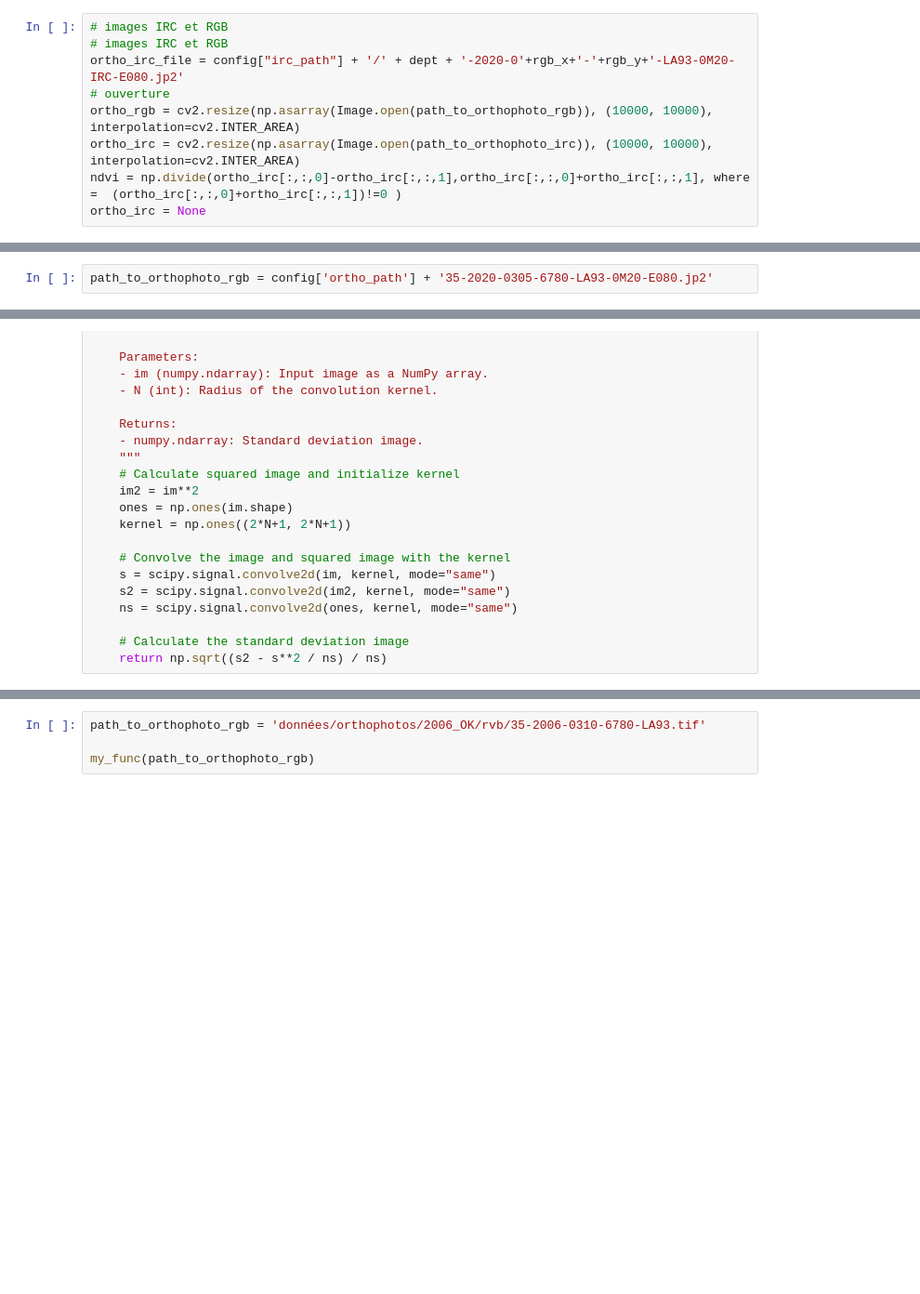
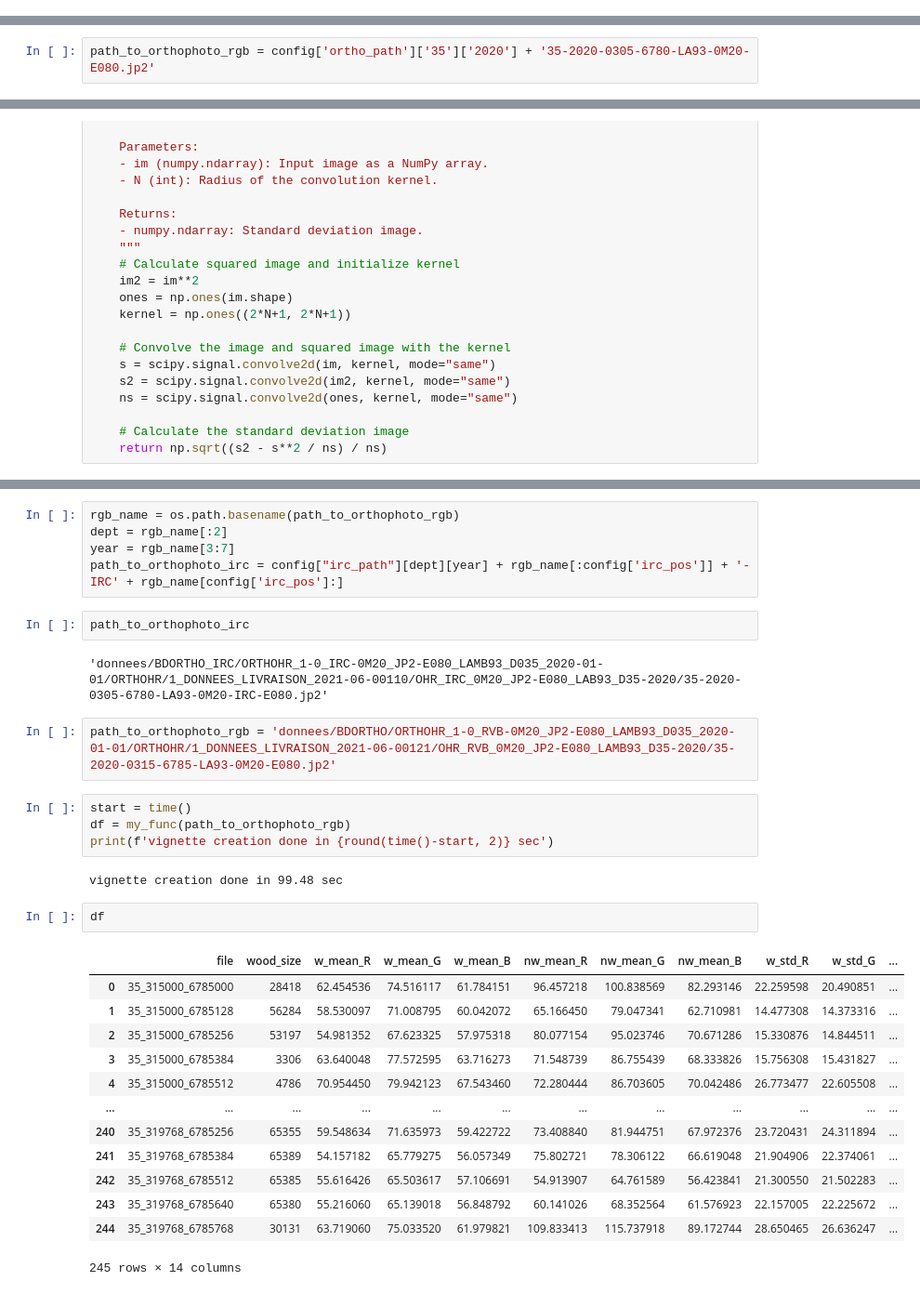
Before and after one commit to augustin-delabrosse/inrae-segmentation-bocage, a Jupyter notebook: creation_vignette.ipynb, the cells around one changed output, grey strips where cells are left out. Shown at 93% size. Saved outputs shown, nothing was run; the diff lists cells and outputs as text; blank space fills up the shorter version.

Commit message:
created vignette_creation function

```diff
--- a/creation_vignette.ipynb
+++ b/creation_vignette.ipynb
@@ -318,9 +294,0 @@ config["irc_path"] + orthophotos[4][config['rgb_name_pos']:]
-# %%
-# images IRC et RGB
-# images IRC et RGB
-ortho_irc_file = config["irc_path"] + '/' + dept + '-2020-0'+rgb_x+'-'+rgb_y+'-LA93-0M20-IRC-E080.jp2'
-# ouverture
-ortho_rgb = cv2.resize(np.asarray(Image.open(path_to_orthophoto_rgb)), (10000, 10000), interpolation=cv2.INTER_AREA)
-ortho_irc = cv2.resize(np.asarray(Image.open(path_to_orthophoto_irc)), (10000, 10000), interpolation=cv2.INTER_AREA)
-ndvi = np.divide(ortho_irc[:,:,0]-ortho_irc[:,:,1],ortho_irc[:,:,0]+ortho_irc[:,:,1], where =  (ortho_irc[:,:,0]+ortho_irc[:,:,1])!=0 )
-ortho_irc = None
@@ -432,2 +482,2 @@ config = {
 # %%
-path_to_orthophoto_rgb = config['ortho_path'] + '35-2020-0305-6780-LA93-0M20-E080.jp2'
+path_to_orthophoto_rgb = config['ortho_path']['35']['2020'] + '35-2020-0305-6780-LA93-0M20-E080.jp2'
@@ -519,4 +599,33 @@ def my_func(path_to_orthophoto_rgb):
+# %%
+rgb_name = os.path.basename(path_to_orthophoto_rgb)
+dept = rgb_name[:2]
+year = rgb_name[3:7]
+path_to_orthophoto_irc = config["irc_path"][dept][year] + rgb_name[:config['irc_pos']] + '-IRC' + rgb_name[config['irc_pos']:]
+# %%
+path_to_orthophoto_irc
+# %% [output]
+'donnees/BDORTHO_IRC/ORTHOHR_1-0_IRC-0M20_JP2-E080_LAMB93_D035_2020-01-01/ORTHOHR/1_DONNEES_LIVRAISON_2021-06-00110/OHR_IRC_0M20_JP2-E080_LAB93_D35-2020/35-2020-0305-6780-LA93-0M20-IRC-E080.jp2'
+# %%
+path_to_orthophoto_rgb = 'donnees/BDORTHO/ORTHOHR_1-0_RVB-0M20_JP2-E080_LAMB93_D035_2020-01-01/ORTHOHR/1_DONNEES_LIVRAISON_2021-06-00121/OHR_RVB_0M20_JP2-E080_LAMB93_D35-2020/35-2020-0315-6785-LA93-0M20-E080.jp2'
 # %%
-path_to_orthophoto_rgb = 'données/orthophotos/2006_OK/rvb/35-2006-0310-6780-LA93.tif'
-
-my_func(path_to_orthophoto_rgb)
+start = time()
+df = my_func(path_to_orthophoto_rgb)
+print(f'vignette creation done in {round(time()-start, 2)} sec')
+# %% [output]
+vignette creation done in 99.48 sec
+# %%
+df
+# %% [output]
+|  | file | wood_size | w_mean_R | w_mean_G | w_mean_B | nw_mean_R | nw_mean_G | nw_mean_B | w_std_R | w_std_G | ... |
+| 0 | 35_315000_6785000 | 28418 | 62.454536 | 74.516117 | 61.784151 | 96.457218 | 100.838569 | 82.293146 | 22.259598 | 20.490851 | ... |
+| 1 | 35_315000_6785128 | 56284 | 58.530097 | 71.008795 | 60.042072 | 65.166450 | 79.047341 | 62.710981 | 14.477308 | 14.373316 | ... |
+| 2 | 35_315000_6785256 | 53197 | 54.981352 | 67.623325 | 57.975318 | 80.077154 | 95.023746 | 70.671286 | 15.330876 | 14.844511 | ... |
+| 3 | 35_315000_6785384 | 3306 | 63.640048 | 77.572595 | 63.716273 | 71.548739 | 86.755439 | 68.333826 | 15.756308 | 15.431827 | ... |
+| 4 | 35_315000_6785512 | 4786 | 70.954450 | 79.942123 | 67.543460 | 72.280444 | 86.703605 | 70.042486 | 26.773477 | 22.605508 | ... |
+| ... | ... | ... | ... | ... | ... | ... | ... | ... | ... | ... | ... |
+| 240 | 35_319768_6785256 | 65355 | 59.548634 | 71.635973 | 59.422722 | 73.408840 | 81.944751 | 67.972376 | 23.720431 | 24.311894 | ... |
+| 241 | 35_319768_6785384 | 65389 | 54.157182 | 65.779275 | 56.057349 | 75.802721 | 78.306122 | 66.619048 | 21.904906 | 22.374061 | ... |
+| 242 | 35_319768_6785512 | 65385 | 55.616426 | 65.503617 | 57.106691 | 54.913907 | 64.761589 | 56.423841 | 21.300550 | 21.502283 | ... |
+| 243 | 35_319768_6785640 | 65380 | 55.216060 | 65.139018 | 56.848792 | 60.141026 | 68.352564 | 61.576923 | 22.157005 | 22.225672 | ... |
+| 244 | 35_319768_6785768 | 30131 | 63.719060 | 75.033520 | 61.979821 | 109.833413 | 115.737918 | 89.172744 | 28.650465 | 26.636247 | ... |
+245 rows × 14 columns
```
Also changed, not shown: parts of 35 cells of this notebook, 4 other files.
